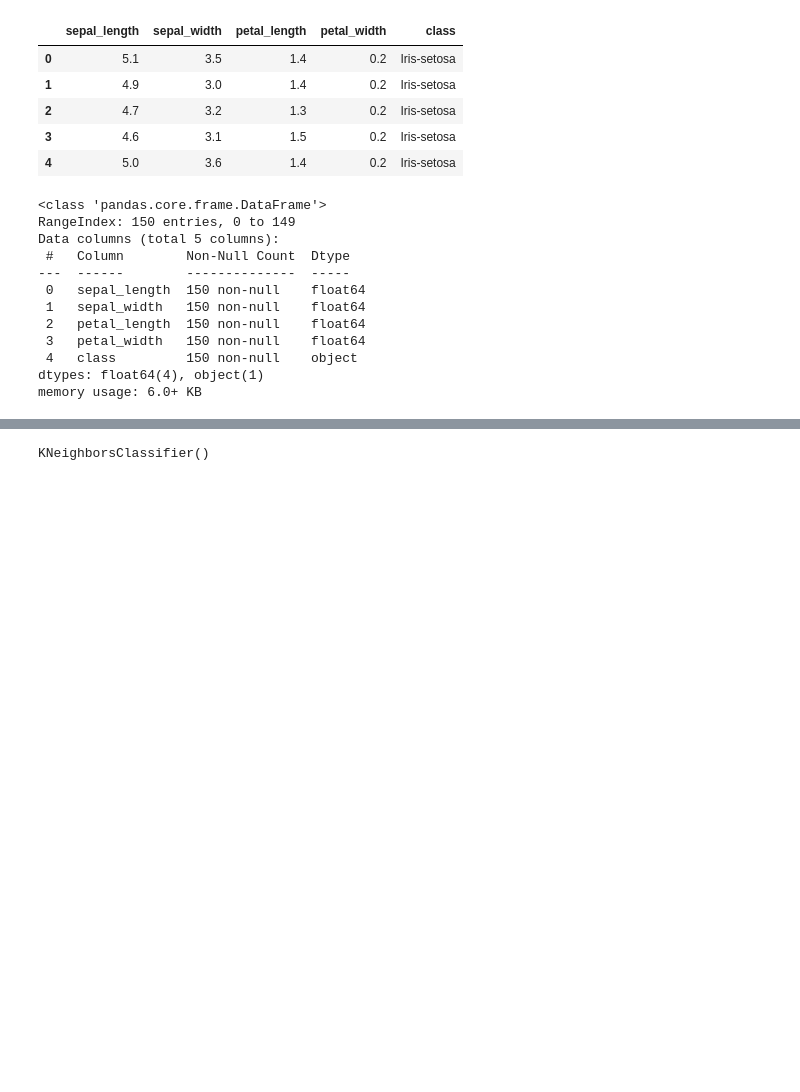
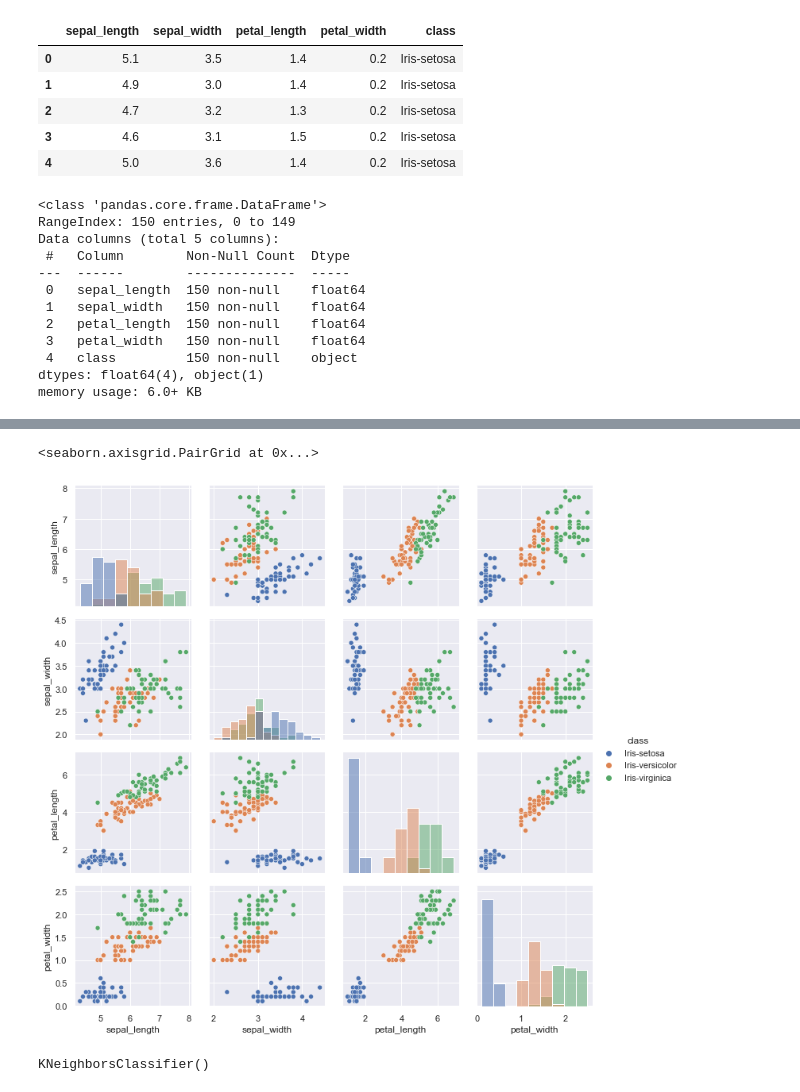
Before and after one commit to Deego88/MLS, a Jupyter notebook: Scikit-learn.ipynb, the cells around one changed output, grey strips where cells are left out. Drawn from its saved outputs; the diff is of its cells as text; code cells hidden in the pictures; blank space fills up the shorter version.

```diff
--- a/Scikit-learn.ipynb
+++ b/Scikit-learn.ipynb
@@ -216,3 +251,12 @@ memory usage: 6.0+ KB
+# %%
+# visulaise iris dataset by class
+show= sns.PairGrid(df, hue="class")
+show.map_diag(sns.histplot)
+show.map_offdiag(sns.scatterplot)
+show.add_legend()
+# %% [output]
+<seaborn.axisgrid.PairGrid at 0x...>
+[figure, added]
 # %%
 # split data set into attributes and labels
 X = df.iloc[:, :-1].values
```
Also changed, not shown: parts of 17 cells of this notebook.
